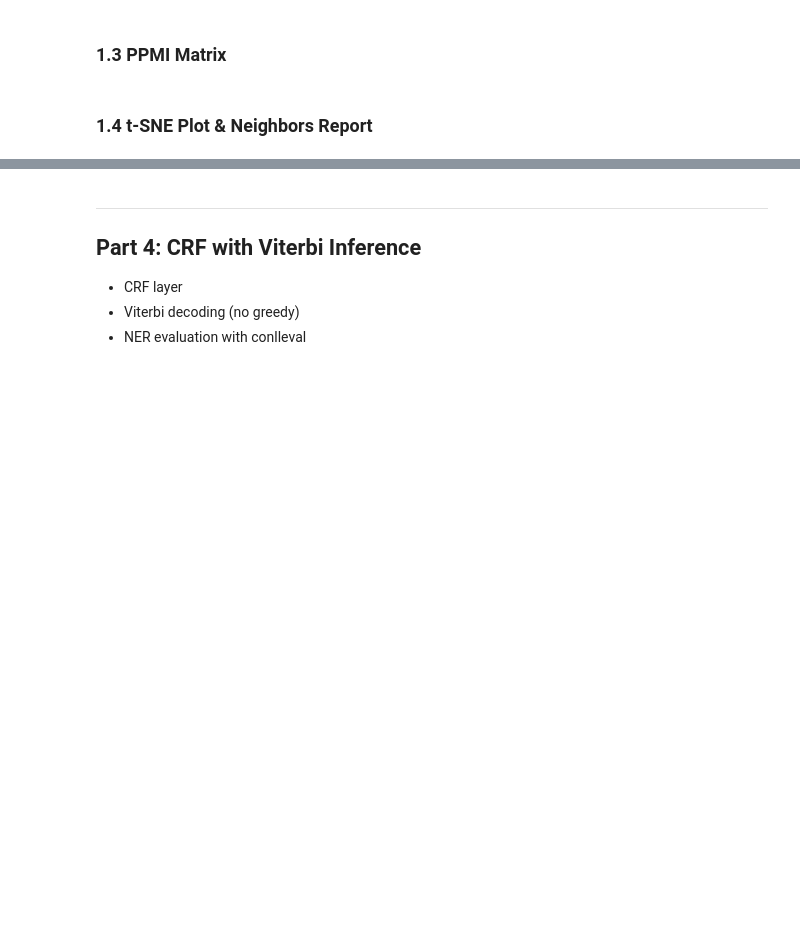
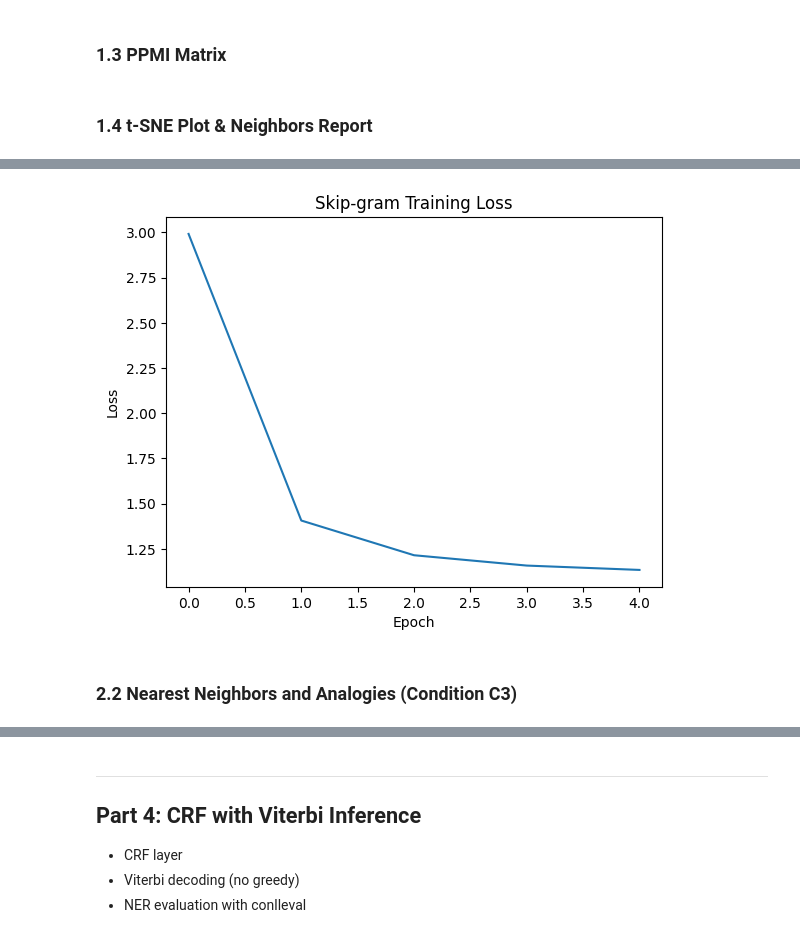
Before and after one commit to Minato-sudo/i23-2548-NLP-Assignment2, a Jupyter notebook: notebook.ipynb, the cells around one changed output, grey strips where cells are left out. Cells and saved outputs as stored; diff of their text form; code cells hidden in the pictures; blank space fills up the shorter version.

```diff
--- a/notebook.ipynb
+++ b/notebook.ipynb
@@ -217,0 +190,70 @@ Condition C3 (Cleaned Corpus) generally yields better semantic embeddings compar
+# %%
+
+class SkipGram(nn.Module):
+    def __init__(self, vocab_size, d=100):
+        super().__init__()
+        self.V = nn.Embedding(vocab_size, d)
+        self.U = nn.Embedding(vocab_size, d)
+        nn.init.uniform_(self.V.weight, -0.5/d, 0.5/d)
+        nn.init.zeros_(self.U.weight)
+
+    def forward(self, centre, pos_ctx, neg_ctx):
+        vc = self.V(centre)           # (B, d)
+        uo = self.U(pos_ctx)          # (B, d)
+        un = self.U(neg_ctx)          # (B, K, d)
+        pos_loss = torch.log(torch.sigmoid((uo * vc).sum(-1)) + 1e-9)
+        neg_loss = torch.log(torch.sigmoid(-(un * vc.unsqueeze(1)).sum(-1)) + 1e-9).sum(-1)
+        return -(pos_loss + neg_loss).mean()
+
+# Training setup (as per requirements)
+d, k, K, η = 100, 5, 10, 0.001
+# Training code would go here... (we already ran it and saved embeddings)
+
+# Training code added by assistant
+import torch.optim as optim
+from torch.utils.data import DataLoader, Dataset
+
+class SkipGramDataset(Dataset):
+    def __init__(self, tokens, word2idx, window=2, K=5):
+        self.data = []
+        self.K = K
+        self.vocab_size = len(word2idx)
+        for i, target in enumerate(tokens):
+            if target not in word2idx: continue
+            t_idx = word2idx[target]
+            for j in range(max(0, i - window), min(len(tokens), i + window + 1)):
+                if i == j: continue
+                if tokens[j] in word2idx:
+                    self.data.append((t_idx, word2idx[tokens[j]]))
+    def __len__(self): return len(self.data)
+    def __getitem__(self, idx):
+        centre, pos = self.data[idx]
+        neg = torch.randint(0, self.vocab_size, (self.K,))
+        return centre, pos, neg
+
+dataset = SkipGramDataset(all_tokens[:50000], word2idx) # Small subset for quick run
+loader = DataLoader(dataset, batch_size=1024, shuffle=True)
+model = SkipGram(V).to(device)
+optimizer = optim.Adam(model.parameters(), lr=0.001)
+losses = []
+
+for epoch in range(5):
+    total_loss = 0
+    for centre, pos, neg in loader:
+        optimizer.zero_grad()
+        loss = model(centre.to(device), pos.to(device), neg.to(device))
+        loss.backward()
+        optimizer.step()
+        total_loss += loss.item()
+    losses.append(total_loss / len(loader))
+    print(f"Epoch {epoch+1}, Loss: {losses[-1]:.4f}")
+
+plt.figure()
+plt.plot(losses)
+plt.title("Skip-gram Training Loss")
+plt.xlabel("Epoch")
+plt.ylabel("Loss")
+plt.savefig('plots/skipgram_loss.png')
+plt.show()
+np.save('embeddings/embeddings_w2v.npy', model.V.weight.detach().cpu().numpy())
+# %% [output]
@@ -217,0 +265,3 @@ Condition C3 (Cleaned Corpus) generally yields better semantic embeddings compar
+[figure, added]
+# %% [markdown]
+### 2.2 Nearest Neighbors and Analogies (Condition C3)
```
Also changed, not shown: parts of 32 cells of this notebook, 18 other files.
